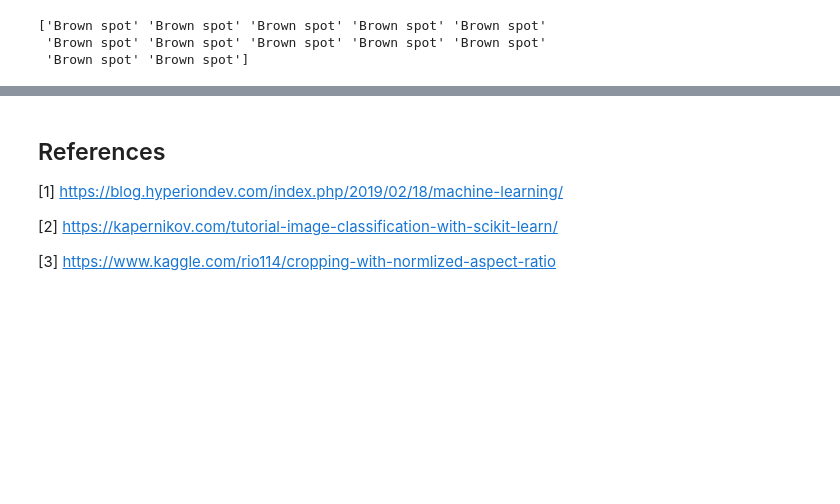
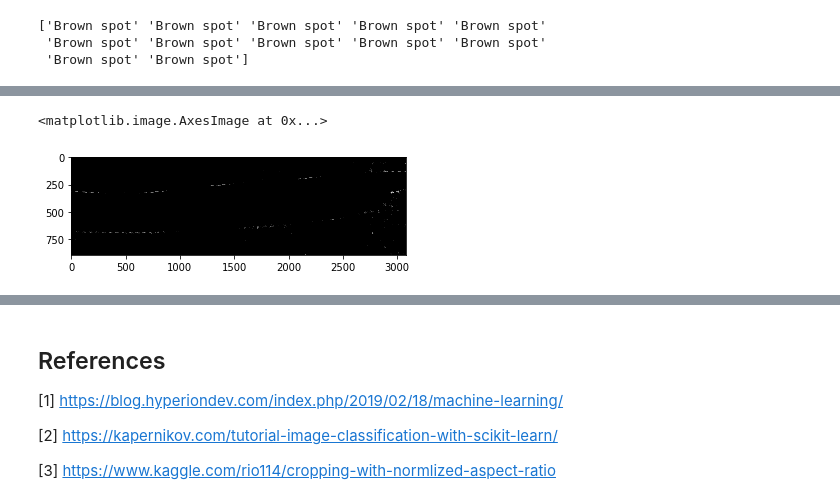
Before and after one commit to JmePRE/disChord, a Jupyter notebook: Assignment 3/Assignment_3.ipynb, the cells around one changed output, grey strips where cells are left out. Drawn from its saved outputs; the diff is of its cells as text; code cells hidden in the pictures; blank space fills up the shorter version.

```diff
--- a/Assignment 3/Assignment_3.ipynb
+++ b/Assignment 3/Assignment_3.ipynb
@@ -311,15 +208,0 @@ for i in range(len(X_train)):
-# %%
-fig, axes = plt.subplots(1, 4)
-fig.set_size_inches(15,4)
-fig.tight_layout()
-
-for i in range(4):
-    axes[i].axis('off')
-    #axes[i].imshow(X_train[i])
-
-    X_train[i] = rgb2gray(X_train[i])
-    print(X_train[i].shape)
-    axes[i].imshow(X_train[i], cmap='Greys')
-    axes[i].set_title(y_train[i])
-
-#is still broken but whatever
@@ -373,21 +230,0 @@ print(shape)
-# %%
-a = np.asarray(108* [shape * [0]])
-
-for i in range(0, len(X_train)):
-    a[i] = (X_train[i].reshape(shape).T)
-    print(i)
-
-print(type(a[i]))
-
-'''
-for i in range(0,len(X_train)-1):
-    X_train[i] = X_train[i].reshape(X_train[i].shape[0]*X_train[i].shape[1]*X_train[i].shape[2]).T
-print(X_train.shape)
-print(X_train[1].shape)
-'''
-print (len(a))
-a = np.asarray(a)
-print(a.shape)
-
-print(len(a[0]))
-print(a[0].shape)
@@ -416,9 +235,10 @@ Data is first split into training and testing set
 ### Support Vector Machine (SVM)
 # %%
 #test
-tt = X_train
+tt = []
 for i in range(len(X_train)):
-    tt[i] = X_train[i].reshape(-1)
+    tt.append(X_train[i].reshape(-1))
+tt = np.asarray(tt)
 print(tt[7])
 print(tt.shape)
 #print(y_train)
@@ -463,0 +319,2 @@ print(y_pred)
+# %%
+xt = [hogi(skimage.transform.resize(x, (100,300))) for x in X_test]
@@ -463,0 +337,5 @@ print(y_pred)
+# %%
+plt.imshow(xt[0], cmap='gray')
+# %% [output]
+<matplotlib.image.AxesImage at 0x...>
+[figure, added]
```
Also changed, not shown: parts of 35 cells of this notebook.
